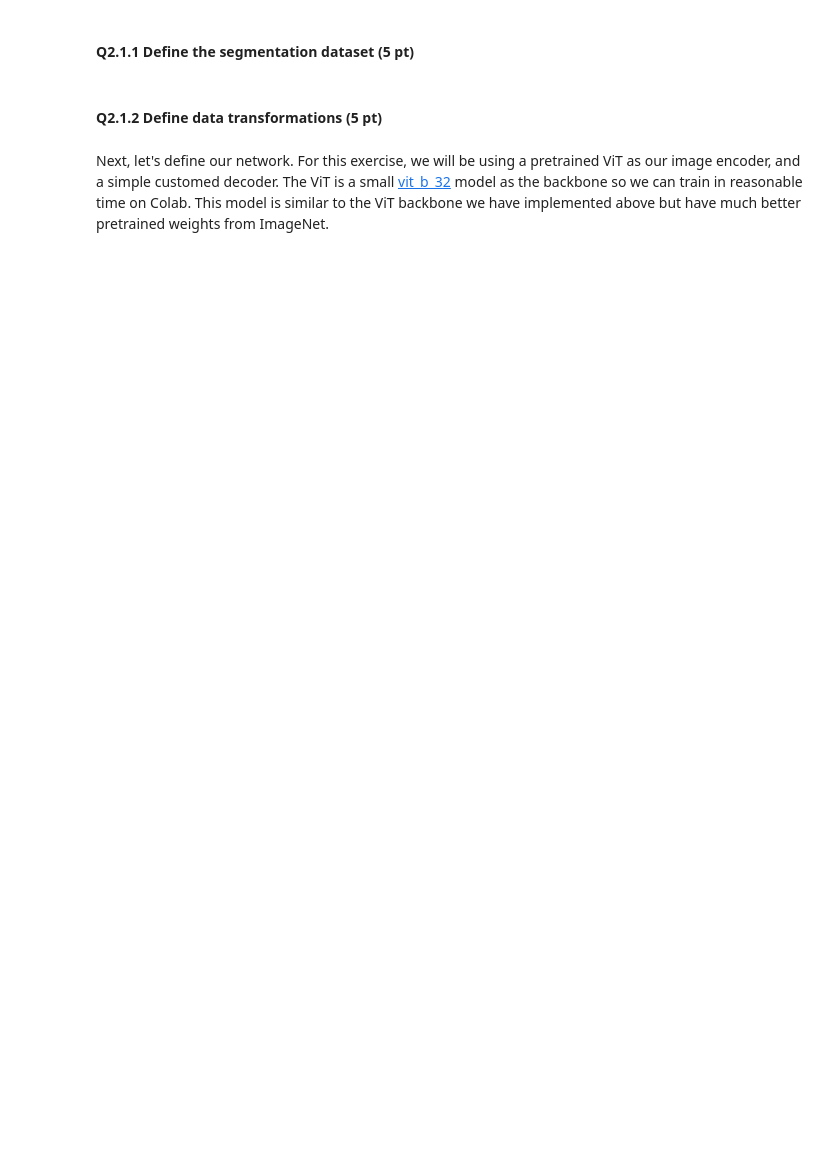
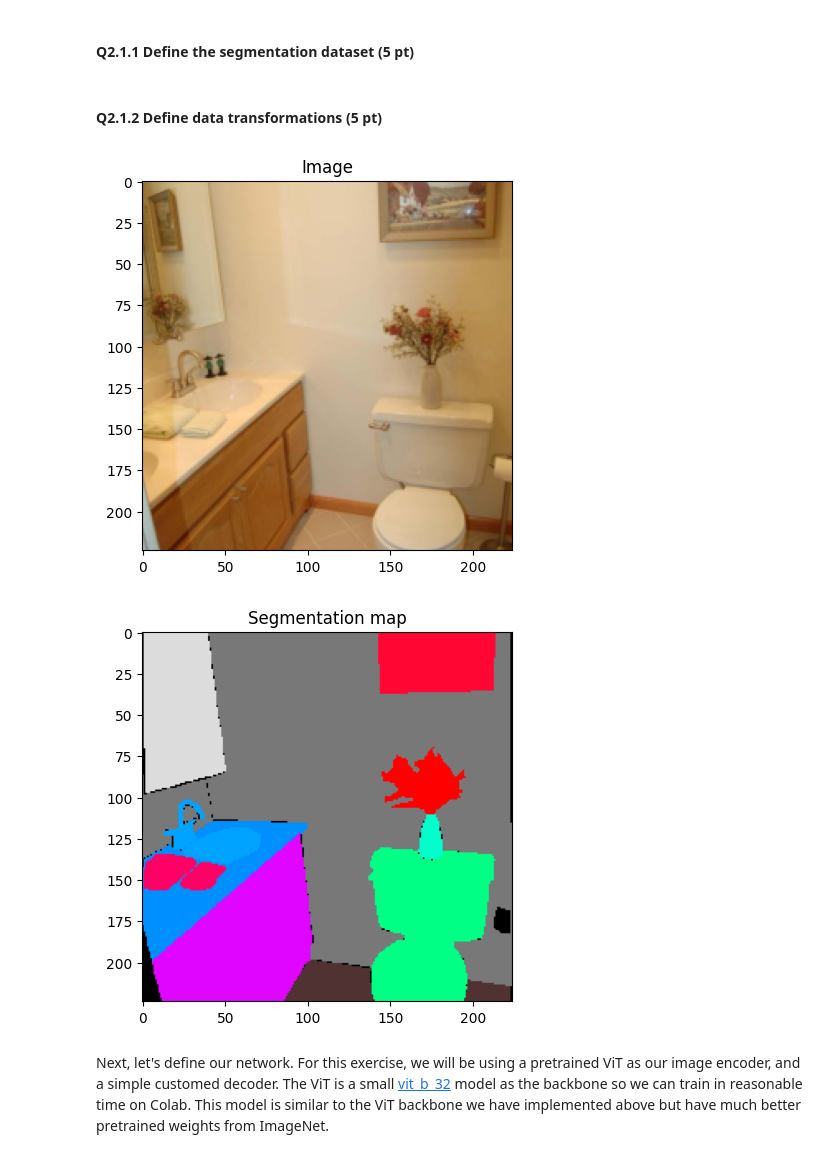
Before and after one commit to QuentinVerhoeven/CS163-Assignments---Deep-Learning-for-Computer-Vision, a Jupyter notebook: assignment-3-transformers.ipynb, the cells around one changed output. Drawn from its saved outputs; the diff is of its cells as text; code cells hidden in the pictures; blank space fills up the shorter version.

Commit message:
Kaggle Notebook | Assignment 3 - Transformers | Version 3

```diff
--- a/assignment-3-transformers.ipynb
+++ b/assignment-3-transformers.ipynb
@@ -1237,6 +1296,7 @@ plt.imshow(visualize_segmap(np.array(segmap_vis)))
 # %%
 
 from typing import Any, Callable, Optional, Tuple
+from pathlib import Path
 
 class ADE20K(Dataset):
     """`ADE20K Dataset   <https://github.com/CSAILVision/ADE20K>`_.
@@ -1267,7 +1327,15 @@ class ADE20K(Dataset):
 
         ################# Your Implementations #####################################
 
+        image_dir = Path(root) / "images" / split
+        segmap_dir = Path(root) / "annotations" / split
 
+        self.image_paths = sorted(image_dir.glob("*.jpg"))
+
+        self.segmap_paths = [
+            segmap_dir / (image_path.stem + ".png")
+            for image_path in self.image_paths
+        ]
         pass
 
 
@@ -1285,6 +1353,10 @@ class ADE20K(Dataset):
         segmap = None
         ################# Your Implementations #####################################
 
+        segmap = Image.open(self.segmap_paths[idx])
+        segmap = torch.from_numpy(np.array(segmap))
+        segmap = segmap.long()
+        segmap = segmap.unsqueeze(0)
 
         pass
 
@@ -1348,33 +1420,49 @@ normalize = transforms.Normalize(image_net_mean, image_net_std)
 # Hint: For step 1, transforms.Resize provides a very easy way of doing this
 # Hint: Use the NEAREST_EXACT resizing algorithm to make sure values of the
 #       segmentation mask are interpolated correctly
 
+image_transform = transforms.Compose([
+    transforms.Resize(224),
+    transforms.CenterCrop(224),
+    transforms.ToTensor(),
+    normalize
+])
 
+target_transform = transforms.Compose([
+    transforms.Resize(
+        224,
+        interpolation=transforms.InterpolationMode.NEAREST_EXACT
+    ),
+    transforms.CenterCrop(224)
+])
 pass
 
 
 ################# End of your Implementations ##############################
 
 
 
 train_dataset = ADE20K(root_dir, "training", image_transform, target_transform)
 val_dataset = ADE20K(root_dir, "validation", image_transform, target_transform)
 
 # Let's visualize the dataset!
 idx = 139
 plt.figure()
 plt.imshow(tensor_to_image(train_dataset[idx][0]))
 plt.title('Image')
 plt.figure()
 plt.imshow(visualize_segmap(train_dataset[idx][1].permute(1, 2, 0).squeeze(-1).numpy()))
 plt.title('Segmentation map')
 
 # If your implementation is correct, all these asserts should pass
 assert train_dataset[idx][0].shape == (3, 224, 224)
 assert train_dataset[idx][1].shape == (1, 224, 224)
 assert np.min(np.unique(train_dataset[idx][1])) >= 0
 assert np.max(np.unique(train_dataset[idx][1])) <= 150
 assert train_dataset[idx][1].dtype == torch.long
+# %% [output]
+[figure, added]
+[figure, added]
 # %% [markdown]
 Next, let's define our network. For this exercise, we will be using a pretrained ViT as our image encoder, and a simple customed decoder. The ViT is a small [vit_b_32](https://docs.pytorch.org/vision/main/models/generated/torchvision.models.vit_b_32.html#torchvision.models.vit_b_32) model as the backbone so we can train in reasonable time on Colab. This model is similar to the ViT backbone we have implemented above but have much better pretrained weights from ImageNet.
 
```
Also changed, not shown: parts of 18 cells of this notebook.
